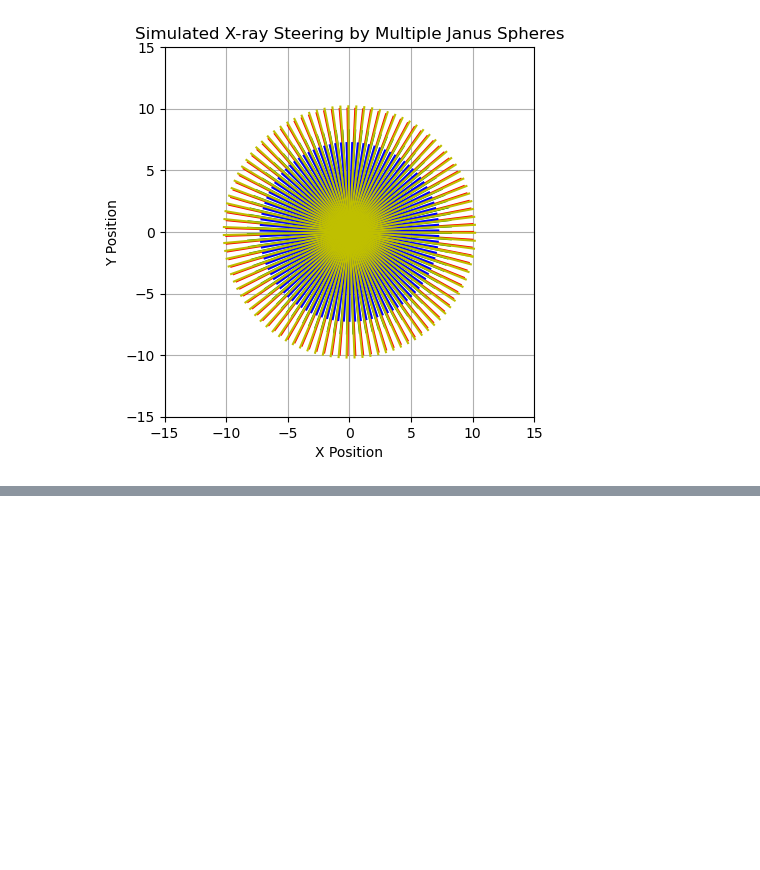
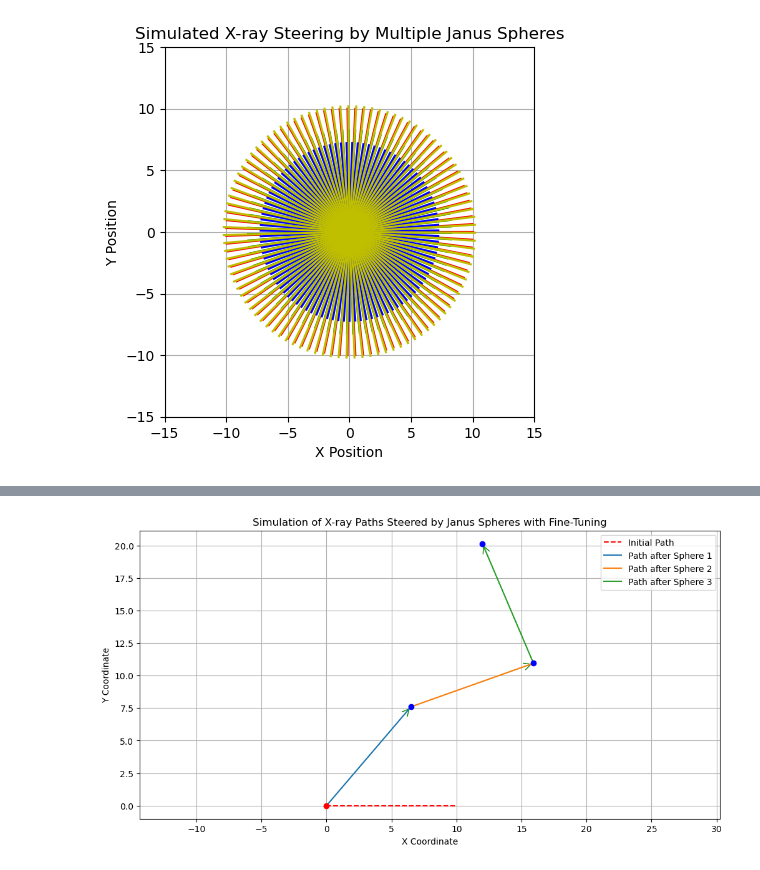
Before and after one commit to HussainAther/CTforBreast, a Jupyter notebook: dynamicsteerablexrays.ipynb, the cells around one changed output, grey strips where cells are left out. Saved outputs shown, nothing was run; the diff lists cells and outputs as text; code cells hidden in the pictures; blank space fills up the shorter version.

```diff
--- a/dynamicsteerablexrays.ipynb
+++ b/dynamicsteerablexrays.ipynb
@@ -39,0 +102,64 @@ if __name__ == '__main__':
+# %%
+import numpy as np
+import matplotlib.pyplot as plt
+import matplotlib.patches as patches
+
+def rotate_vector(vector, angle_deg):
+    """Rotate a vector by a given angle in degrees."""
+    angle_rad = np.radians(angle_deg)
+    rotation_matrix = np.array([
+        [np.cos(angle_rad), -np.sin(angle_rad)],
+        [np.sin(angle_rad), np.cos(angle_rad)]
+    ])
+    return rotation_matrix.dot(vector)
+
+def feedback_control(desired_direction, current_direction):
+    """Adjust the current direction based on feedback to match the desired direction."""
+    error = np.arctan2(desired_direction[1], desired_direction[0]) - np.arctan2(current_direction[1], current_direction[0])
+    adjustment = np.degrees(error) / 10  # Proportional control
+    return adjustment
+
+def plot_xray_paths(initial_direction, sphere_angles, impact_point=(0, 0), length=10, fine_tune=False):
+    plt.figure(figsize=(12, 6))
+    current_position = np.array(impact_point)
+    current_direction = np.array(initial_direction)
+
+    # Define an initial desired direction, possibly based on some target or algorithmic path calculation
+    desired_direction = np.array([1, 1])  # Example: aiming diagonally initially
+
+    initial_path_end = current_position + length * current_direction
+    plt.plot([current_position[0], initial_path_end[0]], [current_position[1], initial_path_end[1]], 'r--', label='Initial Path')
+    plt.scatter(*current_position, color='red', zorder=5)  # Mark the initial impact point
+
+    for i, angle in enumerate(sphere_angles):
+        if fine_tune:
+            adjustment = feedback_control(desired_direction, current_direction)
+            angle += adjustment  # Apply feedback control adjustment
+
+        new_direction = rotate_vector(current_direction, angle)
+        new_position = current_position + length * new_direction
+        plt.plot([current_position[0], new_position[0]], [current_position[1], new_position[1]], label=f'Path after Sphere {i+1}')
+        plt.scatter(*new_position, color='blue', zorder=5)  # Mark impact points
+        # Add arrows to show direction change
+        arrow = patches.FancyArrowPatch(posA=current_position, posB=new_position, color="green", arrowstyle='->', mutation_scale=20)
+        plt.gca().add_patch(arrow)
+
+        current_position = new_position
+        current_direction = new_direction
+        # Update desired direction dynamically if needed
+        desired_direction = rotate_vector(desired_direction, 5)  # Example: Rotate desired direction slightly
+
+    plt.axis('equal')
+    plt.xlabel('X Coordinate')
+    plt.ylabel('Y Coordinate')
+    plt.title('Simulation of X-ray Paths Steered by Janus Spheres with Fine-Tuning')
+    plt.legend()
+    plt.grid(True)
+    plt.show()
+
+# Example usage
+initial_direction = [1, 0]  # X-ray initially moving in the positive x-direction
+sphere_angles = [45, -30, 90]  # Rotation angles of each Janus sphere in degrees
+plot_xray_paths(initial_direction, sphere_angles, fine_tune=True)
+# %% [output]
+[figure, added]
```
Also changed, not shown: parts of 3 cells of this notebook, 1 other file.
